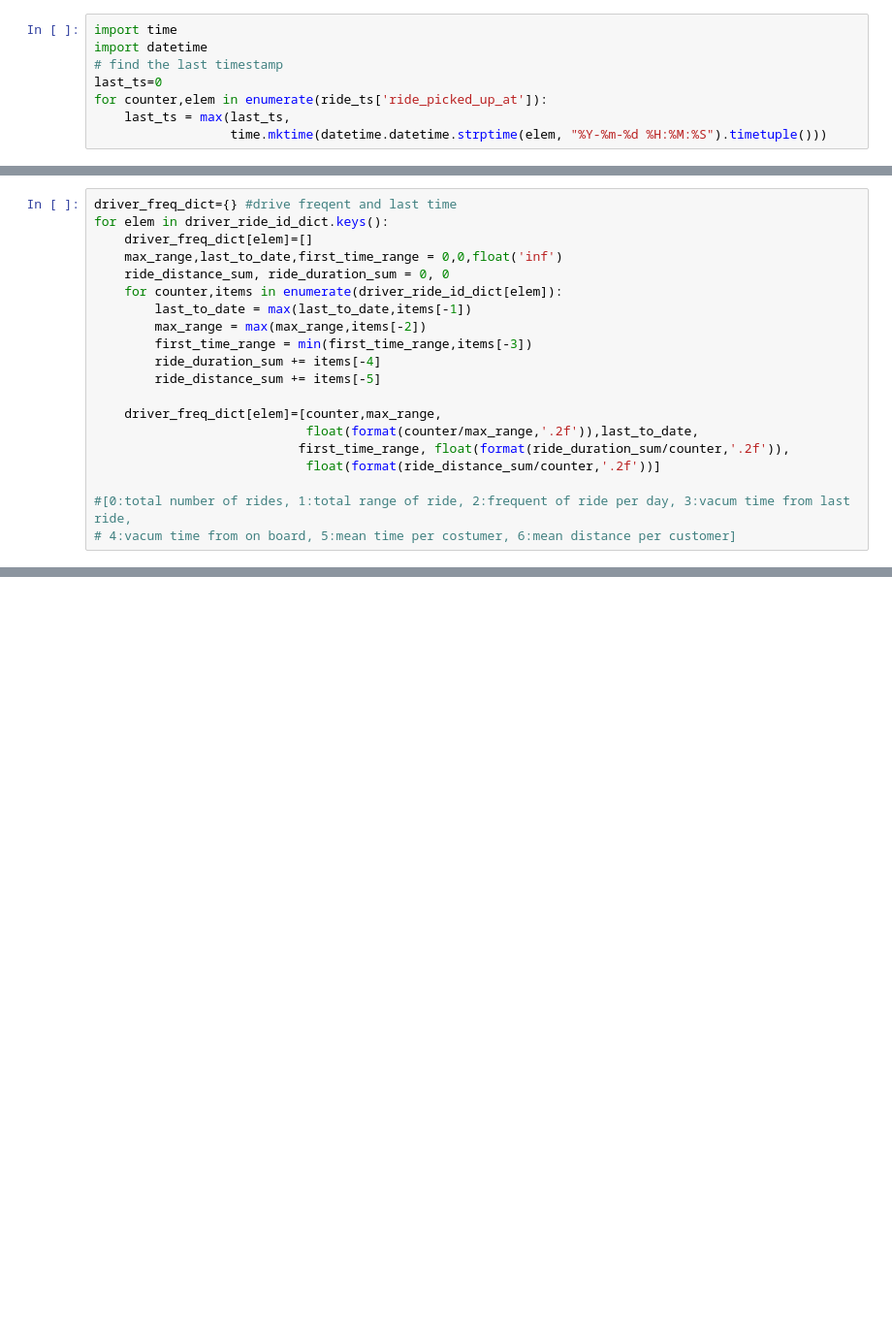
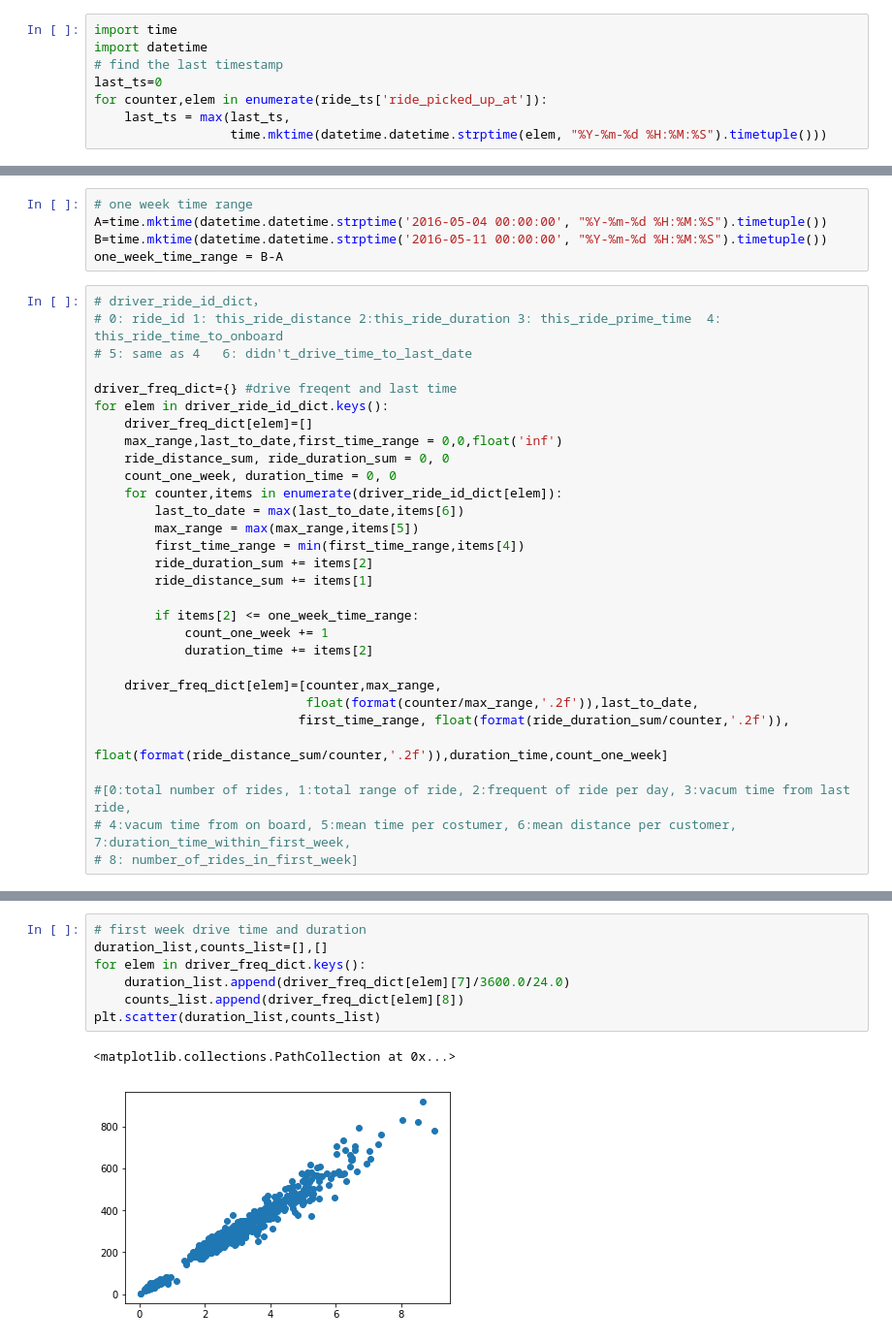
Before and after one commit to Ruijin1988/GIT, a Jupyter notebook: take_home.ipynb, the cells around one changed output, grey strips where cells are left out. Shown at 97% size. Drawn from its saved outputs; the diff is of its cells as text; blank space fills up the shorter version.

```diff
--- a/take_home.ipynb
+++ b/take_home.ipynb
@@ -55,20 +82,35 @@ for counter,elem in enumerate(ride_id['driver_id']):
+# %%
+# one week time range
+A=time.mktime(datetime.datetime.strptime('2016-05-04 00:00:00', "%Y-%m-%d %H:%M:%S").timetuple())
+B=time.mktime(datetime.datetime.strptime('2016-05-11 00:00:00', "%Y-%m-%d %H:%M:%S").timetuple())
+one_week_time_range = B-A
 # %%
+# driver_ride_id_dict，
+# 0: ride_id 1: this_ride_distance 2:this_ride_duration 3: this_ride_prime_time  4: this_ride_time_to_onboard
+# 5: same as 4   6: didn't_drive_time_to_last_date
+
 driver_freq_dict={} #drive freqent and last time
 for elem in driver_ride_id_dict.keys():
     driver_freq_dict[elem]=[]
     max_range,last_to_date,first_time_range = 0,0,float('inf')
     ride_distance_sum, ride_duration_sum = 0, 0
+    count_one_week, duration_time = 0, 0
     for counter,items in enumerate(driver_ride_id_dict[elem]):
-        last_to_date = max(last_to_date,items[-1])
-        max_range = max(max_range,items[-2])
-        first_time_range = min(first_time_range,items[-3])
-        ride_duration_sum += items[-4]
-        ride_distance_sum += items[-5]
+        last_to_date = max(last_to_date,items[6])
+        max_range = max(max_range,items[5])
+        first_time_range = min(first_time_range,items[4])
+        ride_duration_sum += items[2]
+        ride_distance_sum += items[1]
+
+        if items[2] <= one_week_time_range:
+            count_one_week += 1
+            duration_time += items[2]
 
     driver_freq_dict[elem]=[counter,max_range,
                             float(format(counter/max_range,'.2f')),last_to_date,
                            first_time_range, float(format(ride_duration_sum/counter,'.2f')),
-                            float(format(ride_distance_sum/counter,'.2f'))]
+                            float(format(ride_distance_sum/counter,'.2f')),duration_time,count_one_week]
 
 #[0:total number of rides, 1:total range of ride, 2:frequent of ride per day, 3:vacum time from last ride,
-# 4:vacum time from on board, 5:mean time per costumer, 6:mean distance per customer]
+# 4:vacum time from on board, 5:mean time per costumer, 6:mean distance per customer, 7:duration_time_within_first_week,
+# 8: number_of_rides_in_first_week]
@@ -75 +123,11 @@ for elem in driver_ride_id_dict.keys():
+# %%
+# first week drive time and duration
+duration_list,counts_list=[],[]
+for elem in driver_freq_dict.keys():
+    duration_list.append(driver_freq_dict[elem][7]/3600.0/24.0)
+    counts_list.append(driver_freq_dict[elem][8])
+plt.scatter(duration_list,counts_list)
+# %% [output]
+<matplotlib.collections.PathCollection at 0x...>
+[figure, added]
 # %%
```
Also changed, not shown: parts of 8 cells of this notebook.
